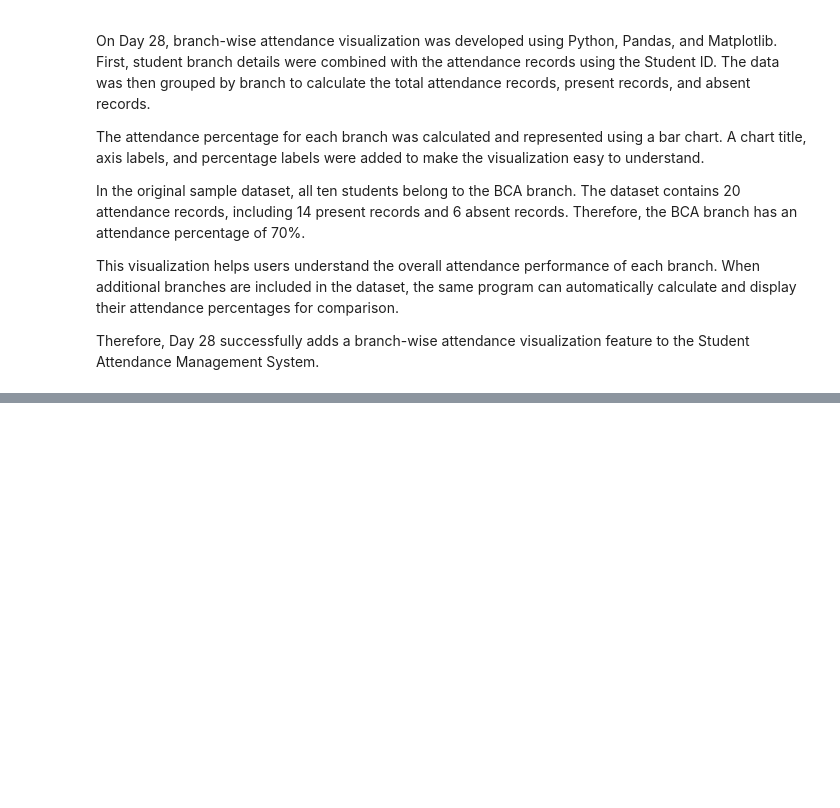
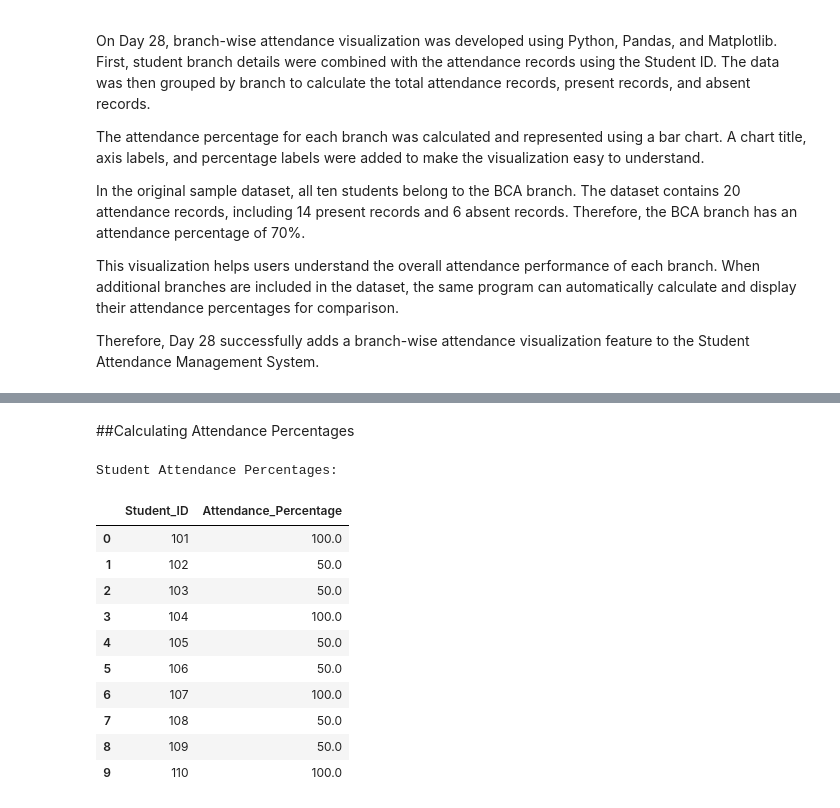
Before and after one commit to puja-200627/YBI_INTERNSHIP_PROJECTS, a Jupyter notebook: STUDENT_ATTENDANCE_MANAGEMENT_SYSTEM.ipynb, the cells around one changed output, grey strips where cells are left out. Saved outputs shown, nothing was run; the diff lists cells and outputs as text; code cells hidden in the pictures; blank space fills up the shorter version.

```diff
--- a/STUDENT_ATTENDANCE_MANAGEMENT_SYSTEM.ipynb
+++ b/STUDENT_ATTENDANCE_MANAGEMENT_SYSTEM.ipynb
@@ -3021,0 +3037,75 @@ Therefore, Day 28 successfully adds a branch-wise attendance visualization featu
+# %% [markdown]
+##Calculating Attendance Percentages
+# %%
+import pandas as pd
+import matplotlib.pyplot as plt
+attendance_data = {
+    "Student_ID": [
+        101, 102, 103, 104, 105,
+        106, 107, 108, 109, 110,
+        101, 102, 103, 104, 105,
+        106, 107, 108, 109, 110
+    ],
+
+    "Date": [
+        "2026-09-01", "2026-09-01", "2026-09-01", "2026-09-01", "2026-09-01",
+        "2026-09-01", "2026-09-01", "2026-09-01", "2026-09-01", "2026-09-01",
+        "2026-09-02", "2026-09-02", "2026-09-02", "2026-09-02", "2026-09-02",
+        "2026-09-02", "2026-09-02", "2026-09-02", "2026-09-02", "2026-09-02"
+    ],
+
+    "Subject": [
+        "Python", "Python", "Python", "Python", "Python",
+        "Python", "Python", "Python", "Python", "Python",
+        "DBMS", "DBMS", "DBMS", "DBMS", "DBMS",
+        "DBMS", "DBMS", "DBMS", "DBMS", "DBMS"
+    ],
+
+    "Status": [
+        "Present", "Present", "Absent", "Present", "Present",
+        "Absent", "Present", "Present", "Absent", "Present",
+        "Present", "Absent", "Present", "Present", "Absent",
+        "Present", "Present", "Absent", "Present", "Present"
+    ]
+}
+
+attendance = pd.DataFrame(attendance_data)
+
+# Calculate total classes for each student
+total_classes = attendance.groupby("Student_ID").size()
+
+# Calculate present classes for each student
+present_classes = (
+    attendance[attendance["Status"] == "Present"]
+    .groupby("Student_ID")
+    .size()
+)
+
+# Calculate attendance percentage
+attendance_percentage = (
+    present_classes.reindex(total_classes.index, fill_value=0)
+    / total_classes
+    * 100
+).round(2)
+
+# Create a DataFrame for the attendance percentages
+attendance_distribution = pd.DataFrame({
+    "Student_ID": total_classes.index,
+    "Attendance_Percentage": attendance_percentage.values
+})
+
+print("Student Attendance Percentages:")
+display(attendance_distribution)
+# %% [output]
+Student Attendance Percentages:
+|  | Student_ID | Attendance_Percentage |
+| 0 | 101 | 100.0 |
+| 1 | 102 | 50.0 |
+| 2 | 103 | 50.0 |
+| 3 | 104 | 100.0 |
+| 4 | 105 | 50.0 |
+| 5 | 106 | 50.0 |
+| 6 | 107 | 100.0 |
+| 7 | 108 | 50.0 |
+| 8 | 109 | 50.0 |
+| 9 | 110 | 100.0 |
```
Also changed, not shown: parts of 4 cells of this notebook.
